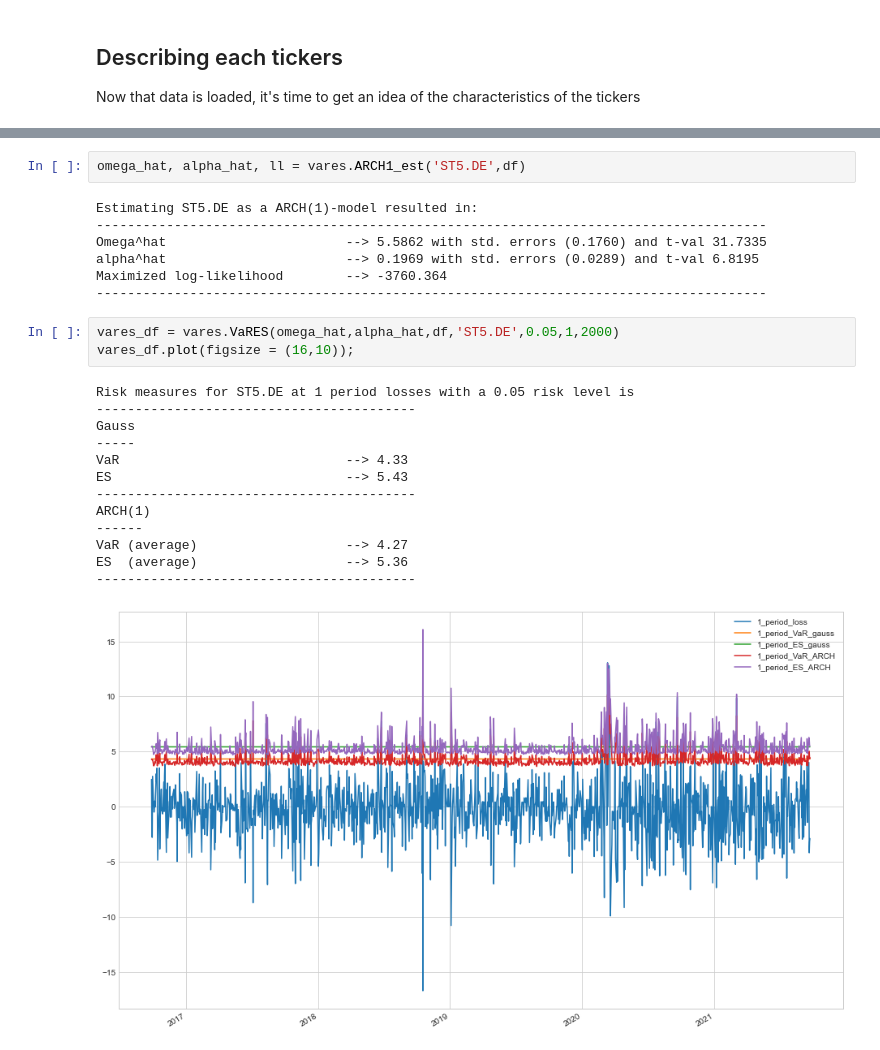
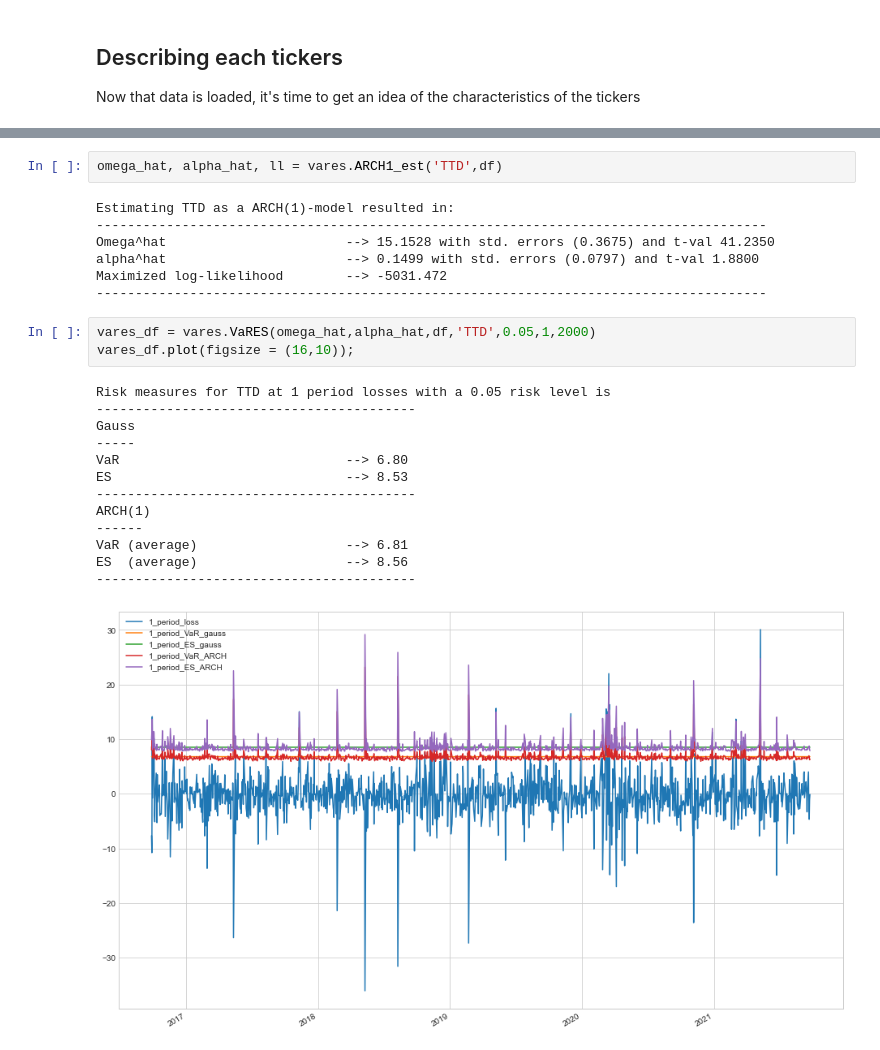
Before and after one commit to OlufKelk/PortfolioDesign, a Jupyter notebook: OptimalPF/Porfolio_notebook.ipynb, the cells around one changed output, grey strips where cells are left out. Saved outputs shown, nothing was run; the diff lists cells and outputs as text.

```diff
--- a/OptimalPF/Porfolio_notebook.ipynb
+++ b/OptimalPF/Porfolio_notebook.ipynb
@@ -91,31 +85,31 @@ mu = pftools.desc_ticks(df,rdf,cdf)
 [figure]
 ... (7 outputs left out)
 # %%
-omega_hat, alpha_hat, ll = vares.ARCH1_est('ST5.DE',df)
+omega_hat, alpha_hat, ll = vares.ARCH1_est('TTD',df)
 # %% [output]
-Estimating ST5.DE as a ARCH(1)-model resulted in:
+Estimating TTD as a ARCH(1)-model resulted in:
 --------------------------------------------------------------------------------------
-Omega^hat                       --> 5.5862 with std. errors (0.1760) and t-val 31.7335
-alpha^hat                       --> 0.1969 with std. errors (0.0289) and t-val 6.8195
-Maximized log-likelihood        --> -3760.364
+Omega^hat                       --> 15.1528 with std. errors (0.3675) and t-val 41.2350
+alpha^hat                       --> 0.1499 with std. errors (0.0797) and t-val 1.8800
+Maximized log-likelihood        --> -5031.472
 --------------------------------------------------------------------------------------
 # %%
-vares_df = vares.VaRES(omega_hat,alpha_hat,df,'ST5.DE',0.05,1,2000)
+vares_df = vares.VaRES(omega_hat,alpha_hat,df,'TTD',0.05,1,2000)
 vares_df.plot(figsize = (16,10));
 # %% [output]
-Risk measures for ST5.DE at 1 period losses with a 0.05 risk level is
+Risk measures for TTD at 1 period losses with a 0.05 risk level is
 -----------------------------------------
 Gauss
 -----
-VaR                             --> 4.33
-ES                              --> 5.43
+VaR                             --> 6.80
+ES                              --> 8.53
 -----------------------------------------
 ARCH(1)
 ------
-VaR (average)                   --> 4.27
-ES  (average)                   --> 5.36
+VaR (average)                   --> 6.81
+ES  (average)                   --> 8.56
 -----------------------------------------
-[figure, old version]
+[figure, new version]
 # %%
 pftools.ana_optimal_portfolios(df,rdf,mu)
 # %% [output]
```
Also changed, not shown: parts of 9 cells of this notebook, 1 other file.
